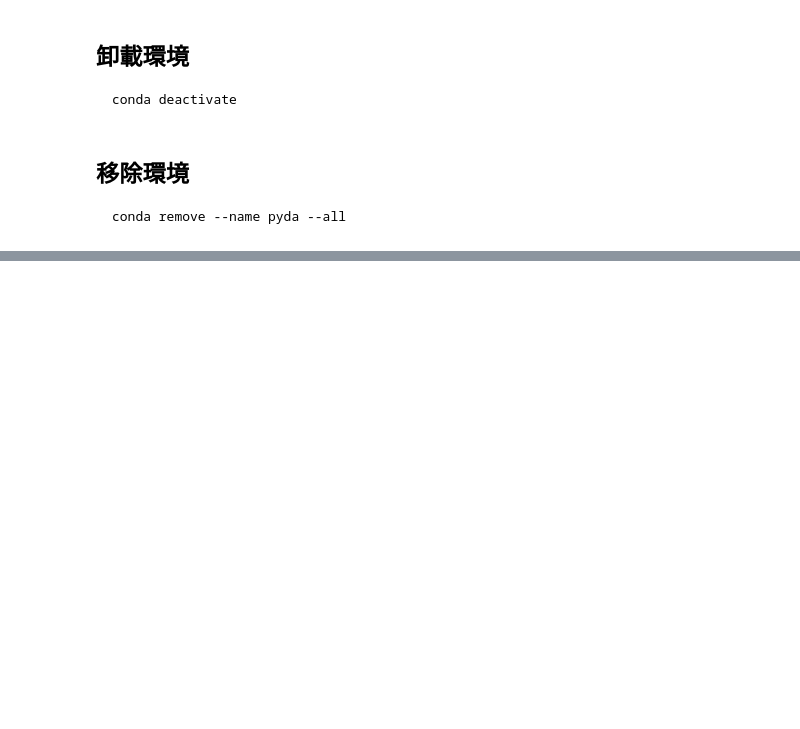
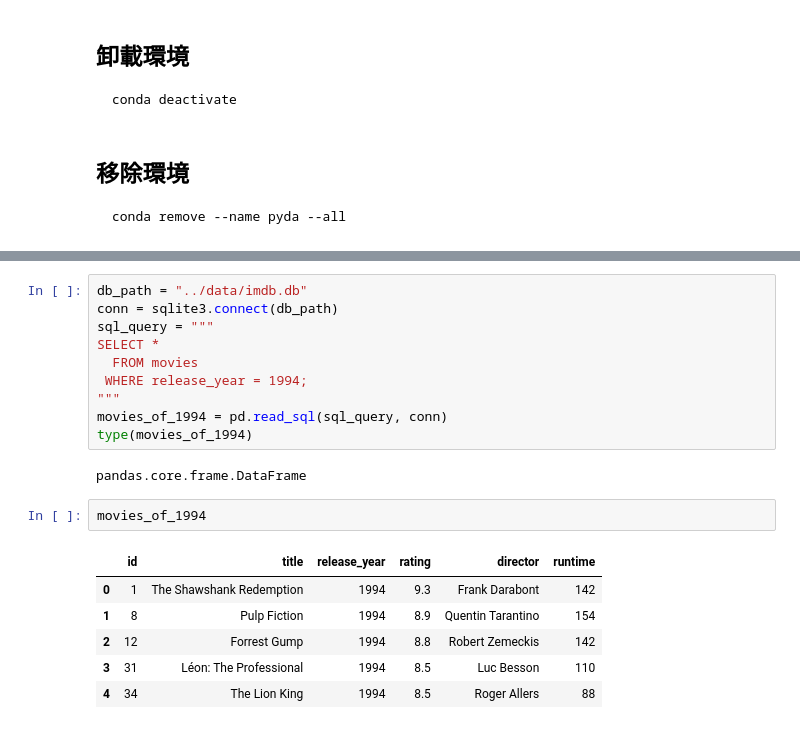
Before and after one commit to datainpoint/classroom-data-analysis-with-python, a Jupyter notebook: 00-python-tips/lecture.ipynb, the cells around one changed output, grey strips where cells are left out. Saved outputs shown, nothing was run; the diff lists cells and outputs as text; blank space fills up the shorter version.

```diff
--- a/00-python-tips/lecture.ipynb
+++ b/00-python-tips/lecture.ipynb
@@ -301,0 +391,21 @@ conda remove --name pyda --all
+# %%
+db_path = "../data/imdb.db"
+conn = sqlite3.connect(db_path)
+sql_query = """
+SELECT *
+  FROM movies
+ WHERE release_year = 1994;
+"""
+movies_of_1994 = pd.read_sql(sql_query, conn)
+type(movies_of_1994)
+# %% [output]
+pandas.core.frame.DataFrame
+# %%
+movies_of_1994
+# %% [output]
+|  | id | title | release_year | rating | director | runtime |
+| 0 | 1 | The Shawshank Redemption | 1994 | 9.3 | Frank Darabont | 142 |
+| 1 | 8 | Pulp Fiction | 1994 | 8.9 | Quentin Tarantino | 154 |
+| 2 | 12 | Forrest Gump | 1994 | 8.8 | Robert Zemeckis | 142 |
+| 3 | 31 | Léon: The Professional | 1994 | 8.5 | Luc Besson | 110 |
+| 4 | 34 | The Lion King | 1994 | 8.5 | Roger Allers | 88 |
```
Also changed, not shown: parts of 17 cells of this notebook, 1 other file.
